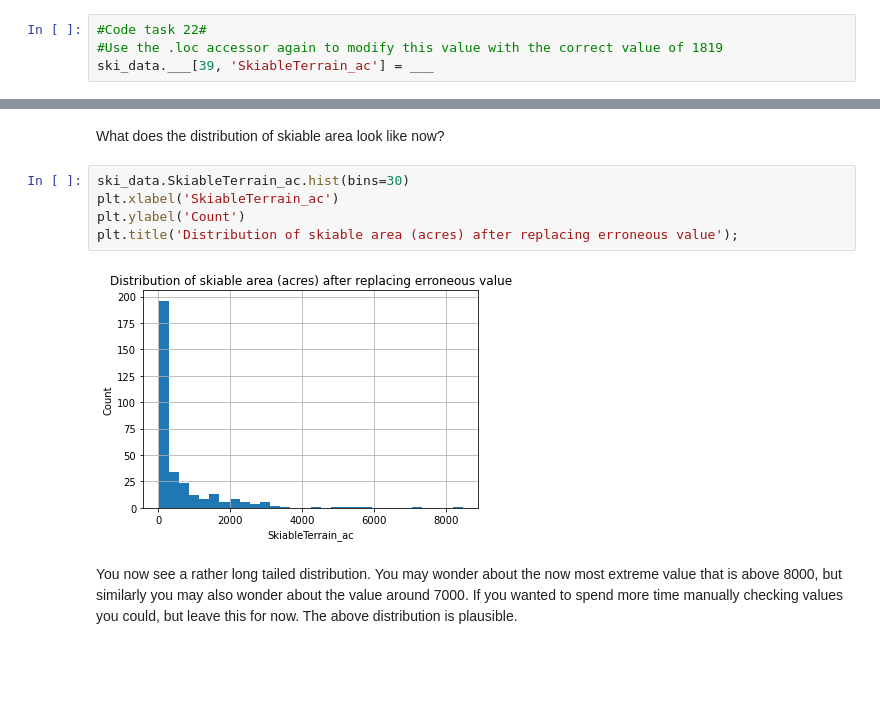
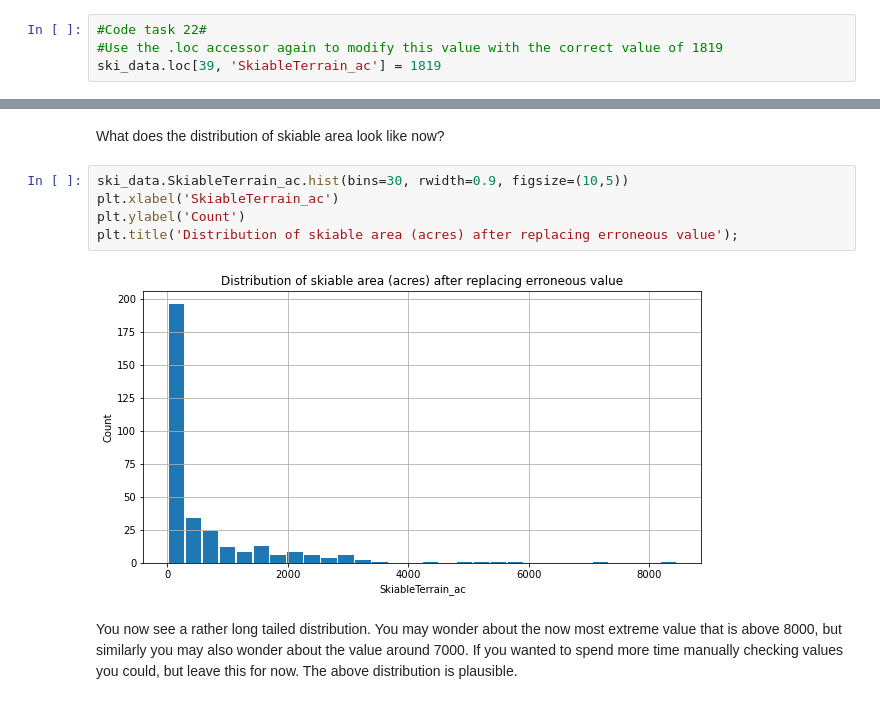
Before and after one commit to melodig/DataScienceGuidedCapstone1, a Jupyter notebook: Notebooks/02_data_wrangling.ipynb, the cells around one changed output, grey strips where cells are left out. Drawn from its saved outputs; the diff is of its cells as text; blank space fills up the shorter version.

```diff
--- a/Notebooks/02_data_wrangling.ipynb
+++ b/Notebooks/02_data_wrangling.ipynb
@@ -432,7 +613,7 @@ ski_data.___[39, 'SkiableTerrain_ac']
 # %%
 #Code task 22#
 #Use the .loc accessor again to modify this value with the correct value of 1819
-ski_data.___[39, 'SkiableTerrain_ac'] = ___
+ski_data.loc[39, 'SkiableTerrain_ac'] = 1819
 # %%
 #Code task 23#
 #Use the .loc accessor a final time to verify that the value has been modified
@@ -442,12 +625,12 @@ ski_data.___[39, 'SkiableTerrain_ac']
 # %% [markdown]
 What does the distribution of skiable area look like now?
 # %%
-ski_data.SkiableTerrain_ac.hist(bins=30)
+ski_data.SkiableTerrain_ac.hist(bins=30, rwidth=0.9, figsize=(10,5))
 plt.xlabel('SkiableTerrain_ac')
 plt.ylabel('Count')
 plt.title('Distribution of skiable area (acres) after replacing erroneous value');
 # %% [output]
-[figure, old version]
+[figure, new version]
 # %% [markdown]
 You now see a rather long tailed distribution. You may wonder about the now most extreme value that is above 8000, but similarly you may also wonder about the value around 7000. If you wanted to spend more time manually checking values you could, but leave this for now. The above distribution is plausible.
 # %% [markdown]
```
Also changed, not shown: parts of 60 cells of this notebook, 3 other files.
